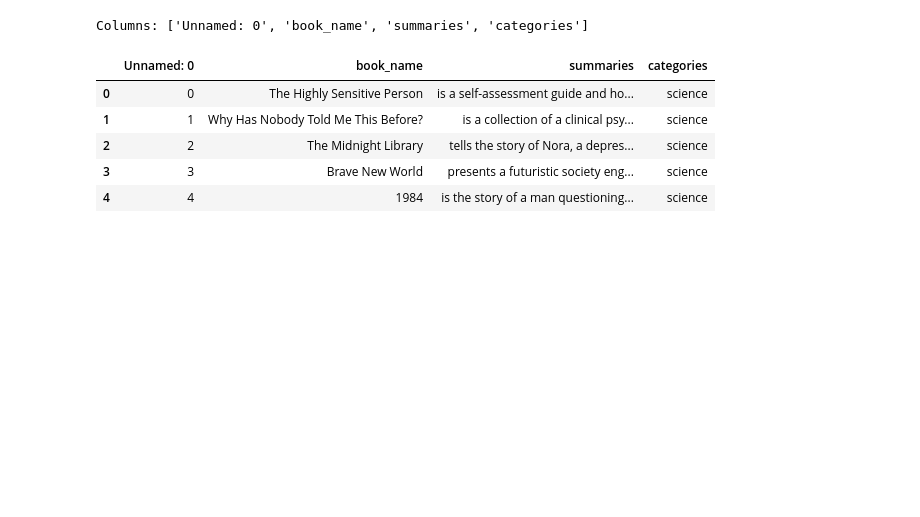
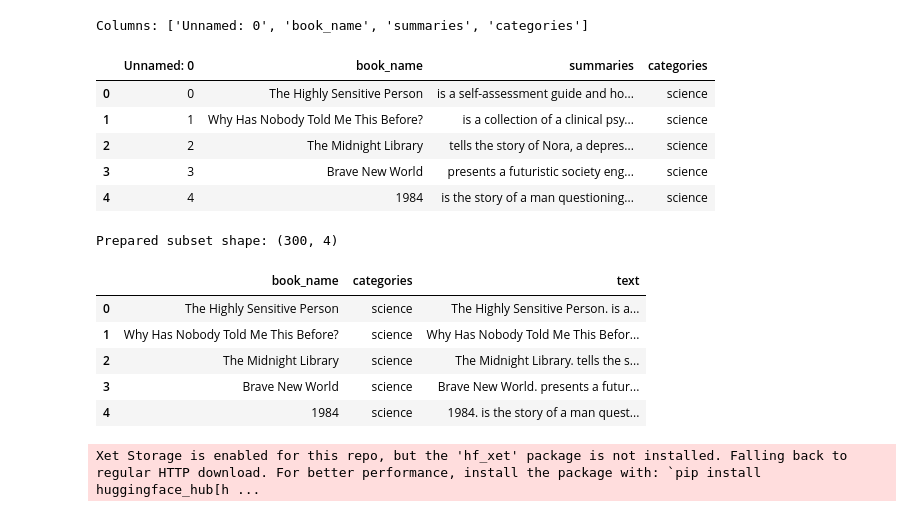
Before and after one commit to AMANJOTSINGH14/nlpTextbook, a Jupyter notebook: nlpmilestone.ipynb, the cells around one changed output. Drawn from its saved outputs; the diff is of its cells as text; code cells hidden in the pictures; blank space fills up the shorter version.

```diff
--- a/nlpmilestone.ipynb
+++ b/nlpmilestone.ipynb
@@ -45,3 +45,33 @@ Columns: ['Unnamed: 0', 'book_name', 'summaries', 'categories']
 | 2 | 2 | The Midnight Library | tells the story of Nora, a depres... | science |
 | 3 | 3 | Brave New World | presents a futuristic society eng... | science |
 | 4 | 4 | 1984 | is the story of a man questioning... | science |
+# %%
+
+subset = (
+    df[['book_name','summaries','categories']]
+    .dropna()
+    .head(300)
+    .reset_index(drop=True)
+)
+
+subset['text'] = subset['book_name'].str.strip() + '. ' + subset['summaries'].str.strip()
+
+print("Prepared subset shape:", subset.shape)
+subset[['book_name','categories','text']].head(5)
+# %% [output]
+Prepared subset shape: (300, 4)
+|  | book_name | categories | text |
+| 0 | The Highly Sensitive Person | science | The Highly Sensitive Person. is a... |
+| 1 | Why Has Nobody Told Me This Before? | science | Why Has Nobody Told Me This Befor... |
+| 2 | The Midnight Library | science | The Midnight Library. tells the s... |
+| 3 | Brave New World | science | Brave New World. presents a futur... |
+| 4 | 1984 | science | 1984. is the story of a man quest... |
+# %%
+model = SentenceTransformer('all-MiniLM-L6-v2')
+embeddings = model.encode(
+    subset['text'].tolist(),
+    show_progress_bar=True,
+    convert_to_numpy=True
+)
+# %% [output]
+Xet Storage is enabled for this repo, but the 'hf_xet' package is not installed. Falling back to regular HTTP download. For better performance, install the package with: `pip install huggingface_hub[h ...
```
Also changed, not shown: parts of 1 cell of this notebook.
